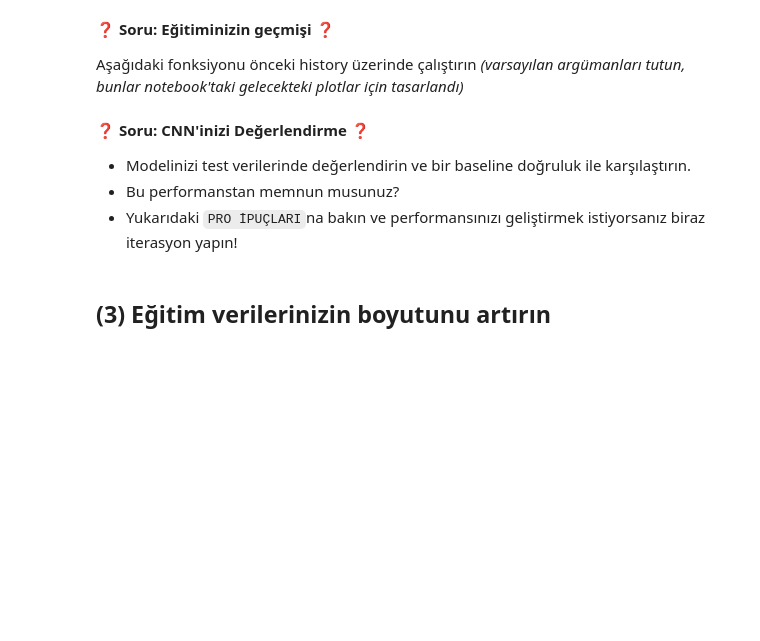
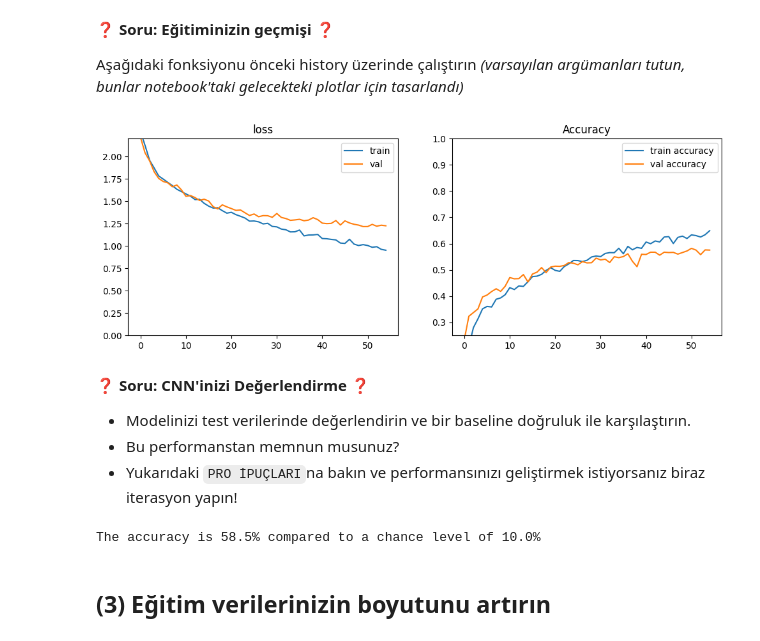
Before and after one commit to doganalperr/W18D4-S-cifar-classification, a Jupyter notebook: cifar_classification.ipynb, the cells around one changed output. Cells and saved outputs as stored; diff of their text form; code cells hidden in the pictures; blank space fills up the shorter version.

```diff
--- a/cifar_classification.ipynb
+++ b/cifar_classification.ipynb
@@ -226,0 +314,16 @@ def compile_model(model):
+# %%
+from keras import optimizers
+from keras.callbacks import EarlyStopping
+
+
+def compile_model(model):
+    '''return a compiled model suited for the CIFAR-10 task'''
+    model.compile(loss = "categorical_crossentropy", optimizer = "adam", metrics=["accuracy"])
+    return model
+
+model_small = initialize_model()
+model_small = compile_model(model)
+
+es = EarlyStopping(patience = 5, verbose = 2)
+
+history_small = model_small.fit(X_train_small, y_train_small, validation_split=0.3, callbacks = [es], epochs = 100, batch_size = 64)
@@ -255,3 +374,8 @@ def plot_history(history, title='', axs=None, exp_name=""):
+# %%
+plot_history(history_small)
+plt.show()
+# %% [output]
+[figure, added]
 # %% [markdown]
 ❓ **Soru: CNN'inizi Değerlendirme** ❓
 
@@ -263,3 +385,9 @@ def plot_history(history, title='', axs=None, exp_name=""):
+# %%
+res = model_small.evaluate(X_test_small, y_test_small, verbose = 0)
+
+print(f'The accuracy is {res[1]*100:.1f}% compared to a chance level of {1./len(labels)*100}%')
+# %% [output]
+The accuracy is 58.5% compared to a chance level of 10.0%
 # %% [markdown]
 ## (3) Eğitim verilerinizin boyutunu artırın
 # %% [markdown]
```
Also changed, not shown: parts of 17 cells of this notebook.
